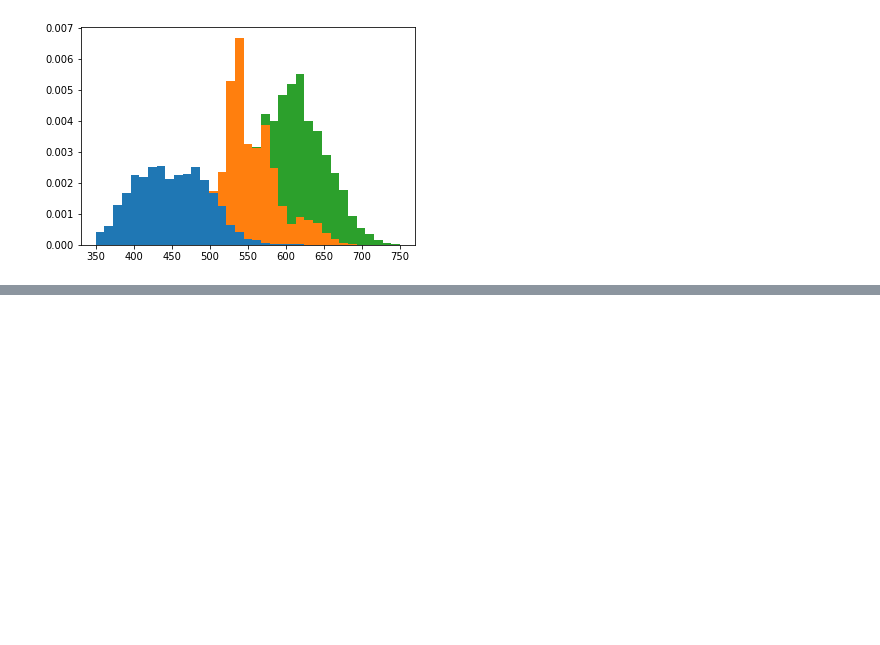
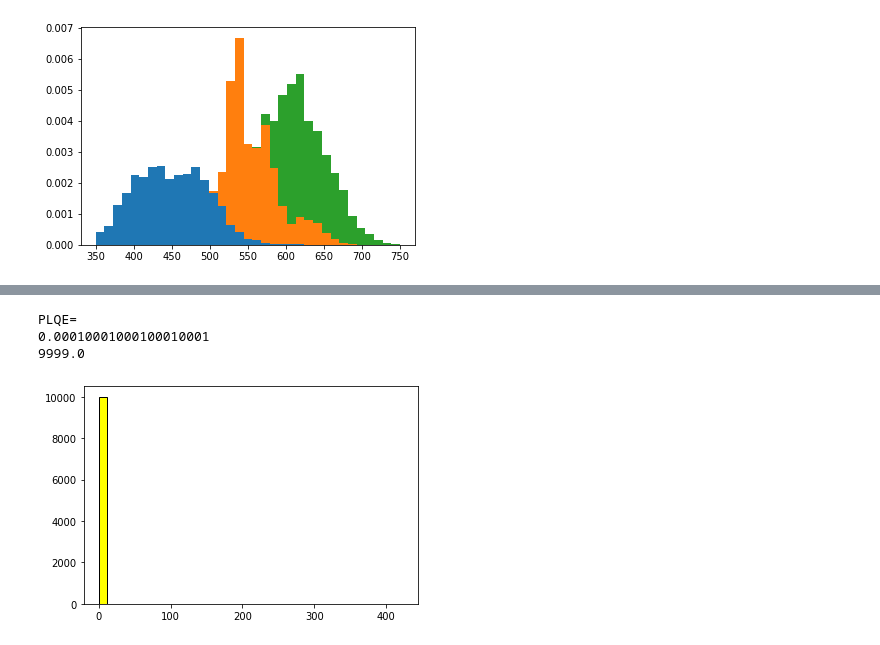
Before and after one commit to epb378/FRET-simulator, a Jupyter notebook: fretsimulator3-functions.ipynb, the cells around one changed output, grey strips where cells are left out. Drawn from its saved outputs; the diff is of its cells as text; code cells hidden in the pictures; blank space fills up the shorter version.

```diff
--- a/fretsimulator3-functions.ipynb
+++ b/fretsimulator3-functions.ipynb
@@ -230,0 +301,8 @@ PLQE=
+# %%
+x=np.array([1,10,10])
+print(1/FRETsimulator(x))
+# %% [output]
+PLQE=
+0.00010001000100010001
+9999.0
+[figure, added]
```
Also changed, not shown: parts of 5 cells of this notebook.
